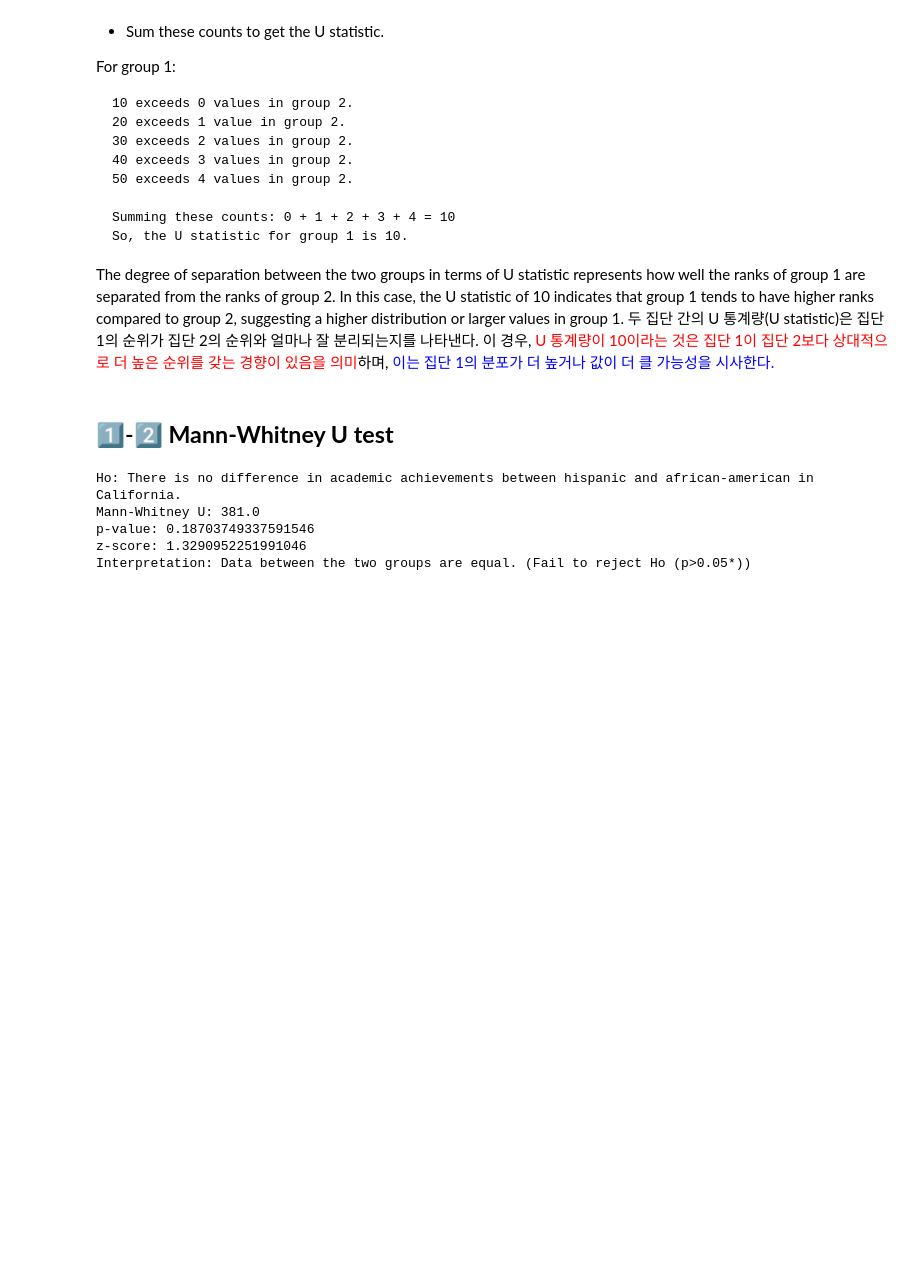
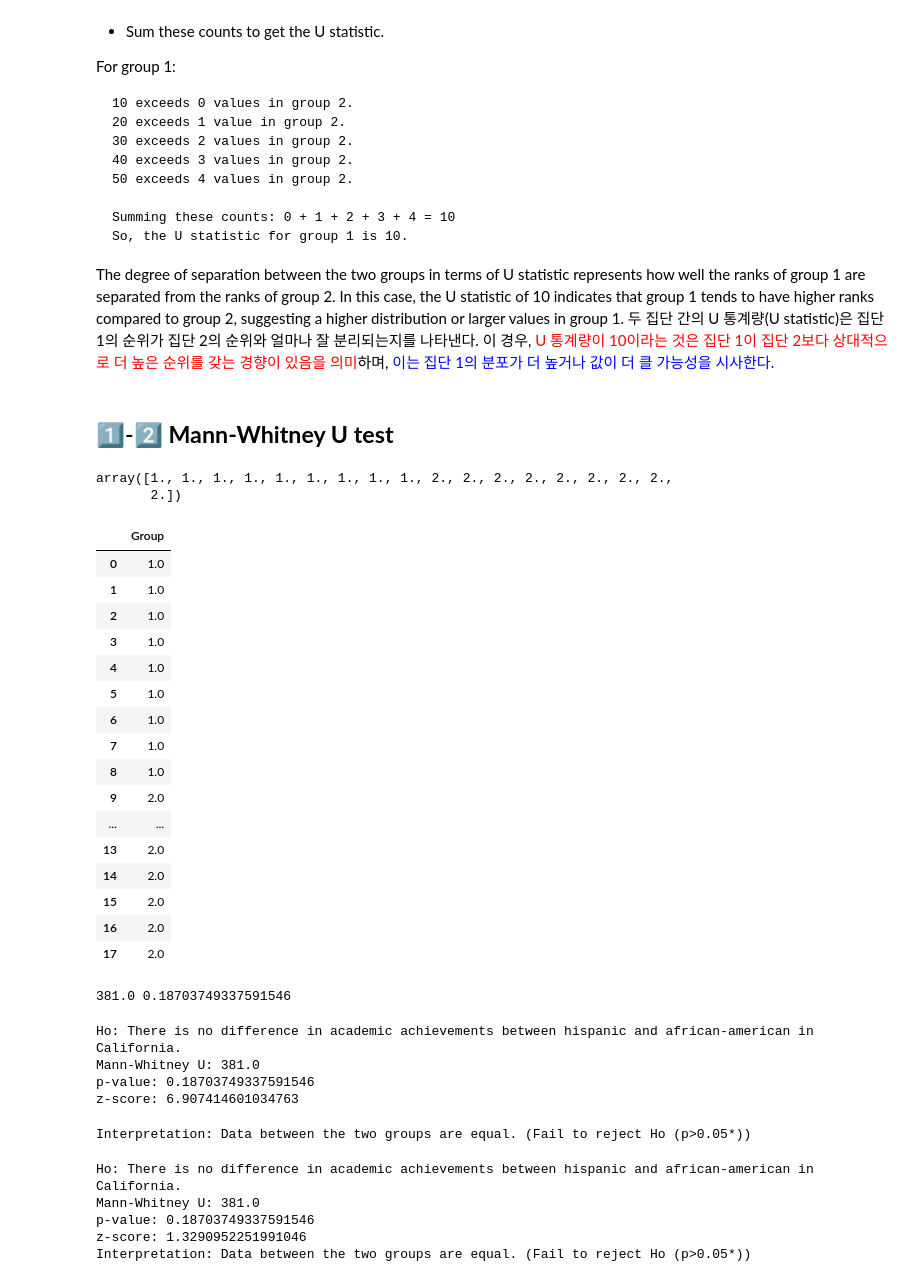
Before and after one commit to SEOWOOJI/Pandas_Stats_Data_Analysis_2025, a Jupyter notebook: 12_unpaired_paired_2sample_tests.ipynb, the cells around one changed output. Drawn from its saved outputs; the diff is of its cells as text; code cells hidden in the pictures; blank space fills up the shorter version.

```diff
--- a/12_unpaired_paired_2sample_tests.ipynb
+++ b/12_unpaired_paired_2sample_tests.ipynb
@@ -126,0 +131,28 @@ The degree of separation between the two groups in terms of U statistic represen
+# %%
+group1 = np.ones(9,)
+group2 = group1 + 1
+group = np.concatenate((group1, group2), axis=0)
+group
+# %% [output]
+array([1., 1., 1., 1., 1., 1., 1., 1., 1., 2., 2., 2., 2., 2., 2., 2., 2.,
+       2.])
+# %%
+pd.DataFrame(group, columns=['Group'])
+# %% [output]
+|  | Group |
+| 0 | 1.0 |
+| 1 | 1.0 |
+| 2 | 1.0 |
+| 3 | 1.0 |
+| 4 | 1.0 |
+| 5 | 1.0 |
+| 6 | 1.0 |
+| 7 | 1.0 |
+| 8 | 1.0 |
+| 9 | 2.0 |
+| ... | ... |
+| 13 | 2.0 |
+| 14 | 2.0 |
+| 15 | 2.0 |
+| 16 | 2.0 |
+| 17 | 2.0 |
@@ -126,0 +164,6 @@ The degree of separation between the two groups in terms of U statistic represen
+# %%
+U_statistic, p_value = mannwhitneyu(group1, group2, alternative='two-sided')
+
+print(U_statistic, p_value)
+# %% [output]
+381.0 0.18703749337591546
@@ -127,3 +178,22 @@ The degree of separation between the two groups in terms of U statistic represen
+# %%
+print ("Ho: There is no difference in academic achievements between hispanic and african-american in California.")
+print("Mann-Whitney U:", U_statistic)
+print("p-value:", p_value)
+print("z-score:", z)
+# %% [output]
+Ho: There is no difference in academic achievements between hispanic and african-american in California.
+Mann-Whitney U: 381.0
+p-value: 0.18703749337591546
+z-score: 6.907414601034763
+# %%
+alpha = 0.05
+
+if p_value < alpha:
+    print("Interpretation: Data between the two groups are NOT equal. (Reject Ho (p<0.05*))")
+else:
+    print("Interpretation: Data between the two groups are equal. (Fail to reject Ho (p>0.05*))")
+# %% [output]
+Interpretation: Data between the two groups are equal. (Fail to reject Ho (p>0.05*))
 # %%
 import pandas as pd
 from scipy.stats import mannwhitneyu
```
Also changed, not shown: parts of 6 cells of this notebook.
